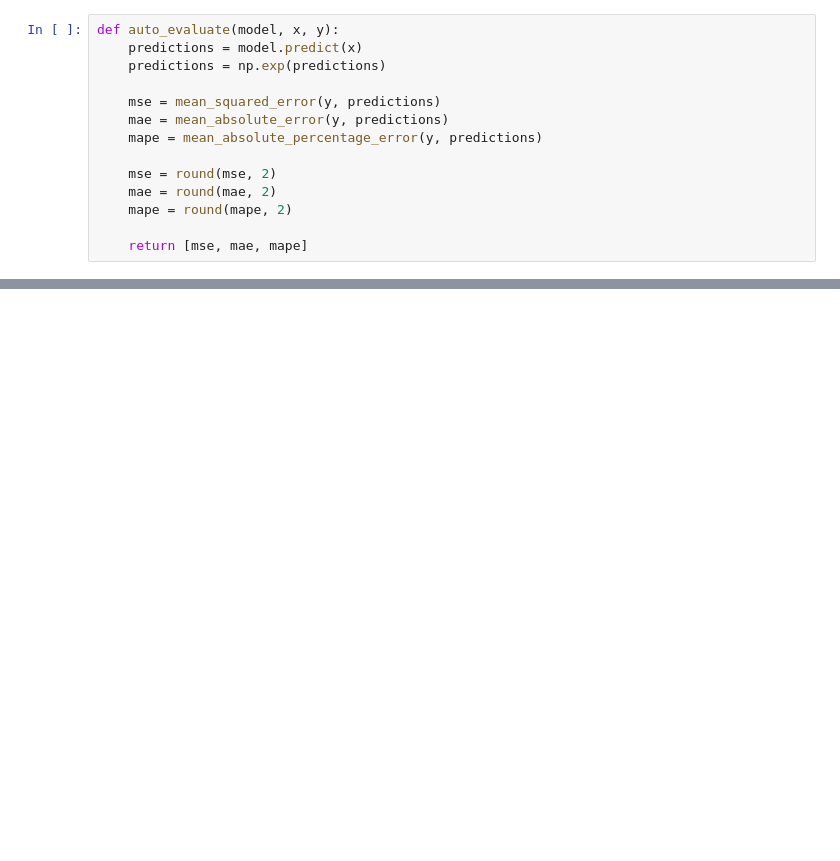
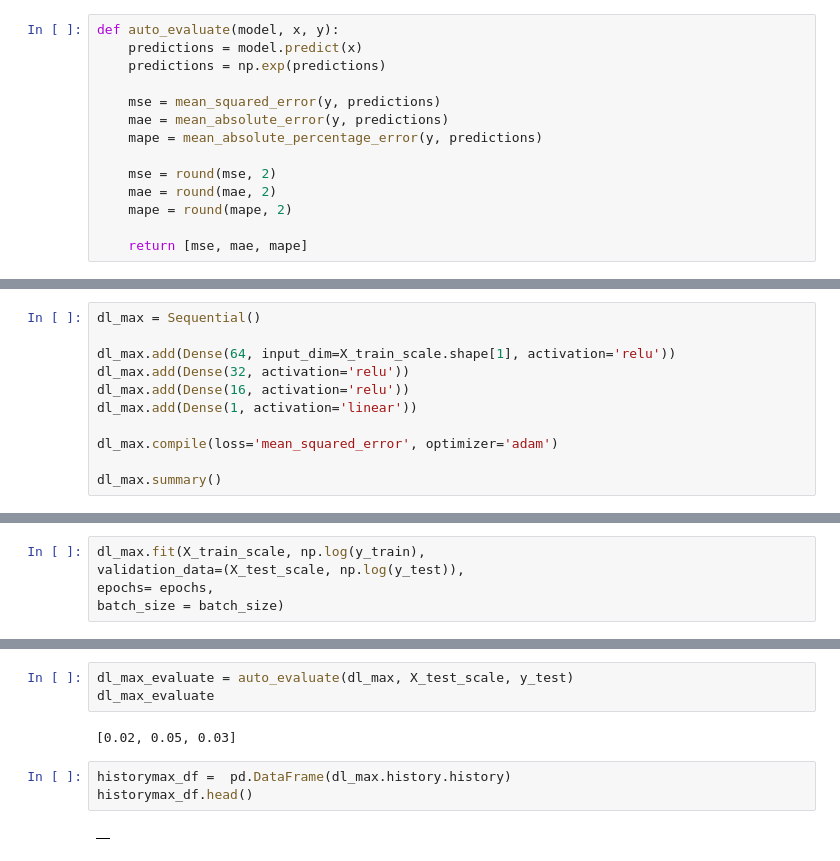
Before and after one commit to wessware/missing_marks_prediction_analysis, a Jupyter notebook: modelling.ipynb, the cells around one changed output, grey strips where cells are left out. Saved outputs shown, nothing was run; the diff lists cells and outputs as text; blank space fills up the shorter version.

```diff
--- a/modelling.ipynb
+++ b/modelling.ipynb
@@ -97,0 +200,11 @@ ValueError: Input contains NaN, infinity or a value too large for dtype('float64
+# %%
+dl_max = Sequential()
+
+dl_max.add(Dense(64, input_dim=X_train_scale.shape[1], activation='relu'))
+dl_max.add(Dense(32, activation='relu'))
+dl_max.add(Dense(16, activation='relu'))
+dl_max.add(Dense(1, activation='linear'))
+
+dl_max.compile(loss='mean_squared_error', optimizer='adam')
+
+dl_max.summary()
@@ -97,0 +228,5 @@ ValueError: Input contains NaN, infinity or a value too large for dtype('float64
+# %%
+dl_max.fit(X_train_scale, np.log(y_train),
+validation_data=(X_test_scale, np.log(y_test)),
+epochs= epochs,
+batch_size = batch_size)
@@ -97,0 +252,10 @@ ValueError: Input contains NaN, infinity or a value too large for dtype('float64
+# %%
+dl_max_evaluate = auto_evaluate(dl_max, X_test_scale, y_test)
+dl_max_evaluate
+# %% [output]
+[0.02, 0.05, 0.03]
+# %%
+historymax_df =  pd.DataFrame(dl_max.history.history)
+historymax_df.head()
+# %% [output]
+|  |
```
Also changed, not shown: parts of 20 cells of this notebook, 1 other file.
